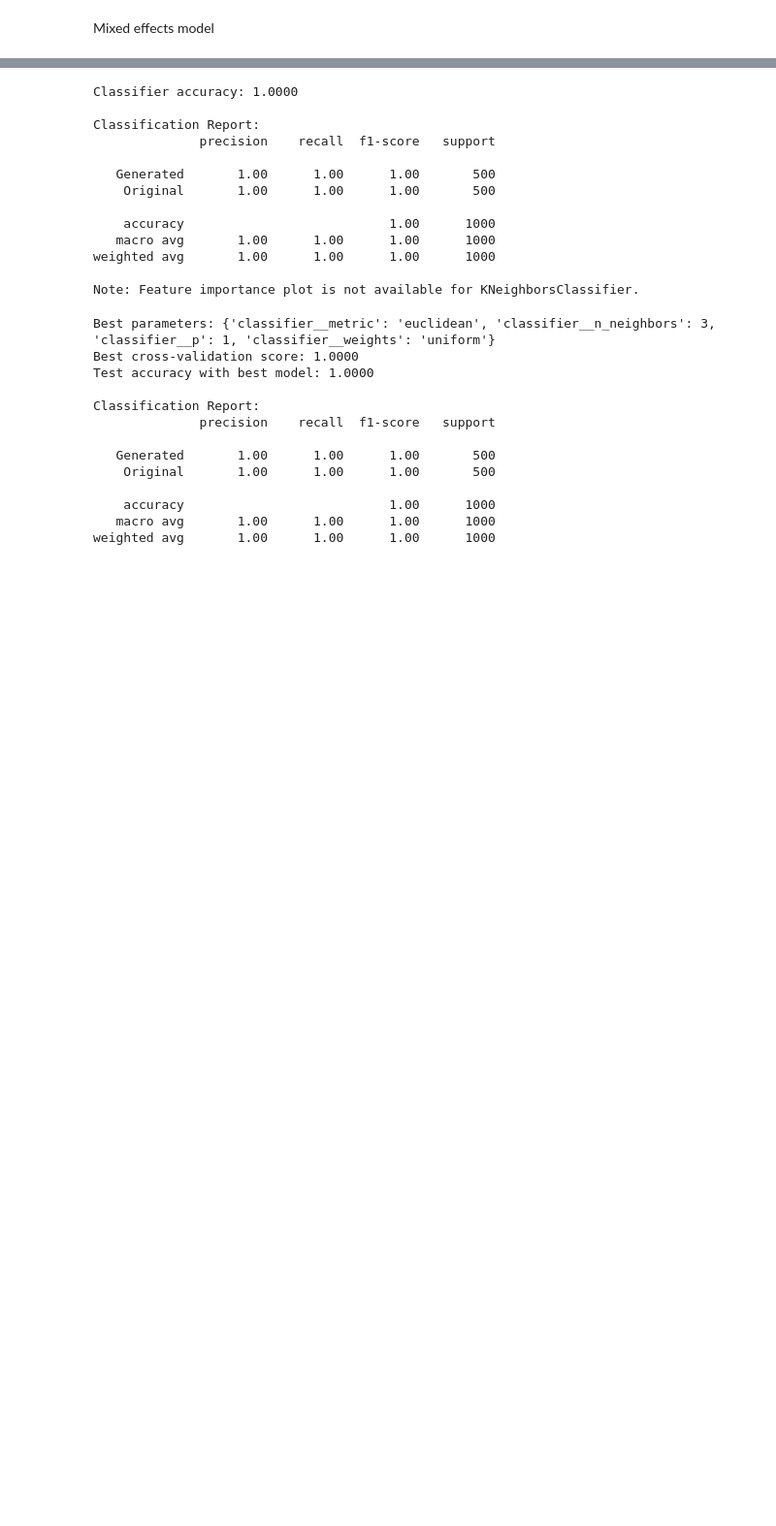
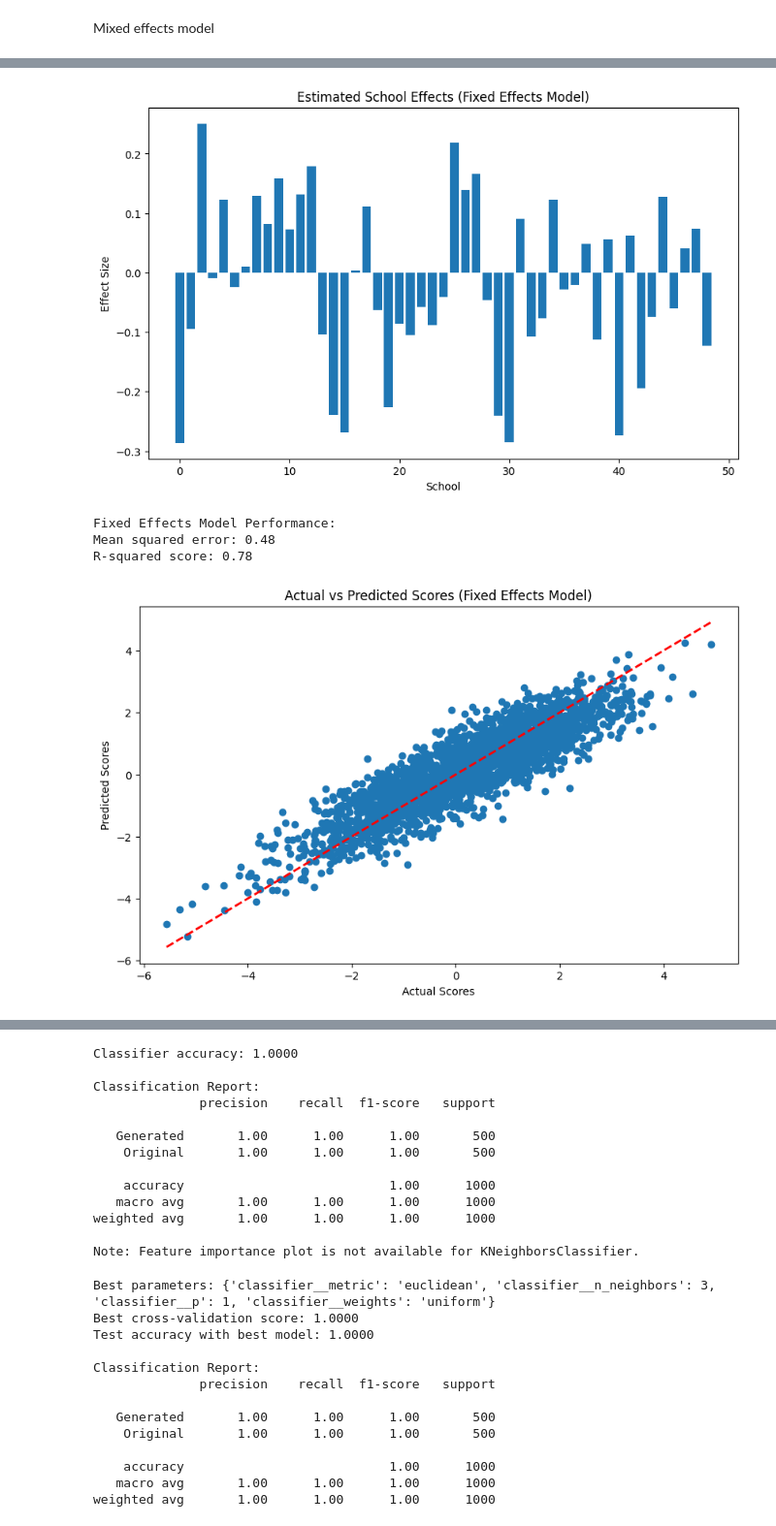
Before and after one commit to janisaiad/hierarchicalcausalmodels, a Jupyter notebook: table/no_interv/mixed effects/50_50mixed.ipynb, the cells around one changed output, grey strips where cells are left out. Shown at 97% size. Drawn from its saved outputs; the diff is of its cells as text; code cells hidden in the pictures; blank space fills up the shorter version.

```diff
--- a/table/no_interv/mixed effects/50_50mixed.ipynb
+++ b/table/no_interv/mixed effects/50_50mixed.ipynb
@@ -119,3 +119,67 @@ R-squared score: 0.72
+# %%
+# Import necessary metrics
+from sklearn.metrics import mean_squared_error, r2_score
+
+# Plot school effects for fixed effects model
+plt.figure(figsize=(10, 6))
+plt.bar(range(len(school_effects)), school_effects)
+plt.title('Estimated School Effects (Fixed Effects Model)')
+plt.xlabel('School')
+plt.ylabel('Effect Size')
+plt.show()
+
+# Make predictions using fixed effects model
+y_pred_fixed = fixed_model_fit.predict(data)
+
+# Calculate and print model performance metrics for fixed effects model
+mse_fixed = mean_squared_error(data['score'], y_pred_fixed)
+r2_fixed = r2_score(data['score'], y_pred_fixed)
+
+print("Fixed Effects Model Performance:")
+print(f"Mean squared error: {mse_fixed:.2f}")
+print(f"R-squared score: {r2_fixed:.2f}")
+
+# Plot actual vs predicted scores for fixed effects model
+plt.figure(figsize=(10, 6))
+plt.scatter(data['score'], y_pred_fixed)
+plt.plot([data['score'].min(), data['score'].max()], [data['score'].min(), data['score'].max()], 'r--', lw=2)
+plt.xlabel('Actual Scores')
+plt.ylabel('Predicted Scores')
+plt.title('Actual vs Predicted Scores (Fixed Effects Model)')
+plt.show()
+
+# If mixed effects model is available, compare with fixed effects model
+if 'mixed_model_fit' in locals():
+    # Make predictions using mixed effects model
+    y_pred_mixed = mixed_model_fit.predict(data)
+
+    # Calculate and print model performance metrics for mixed effects model
+    mse_mixed = mean_squared_error(data['score'], y_pred_mixed)
+    r2_mixed = r2_score(data['score'], y_pred_mixed)
+
+    print("\nMixed Effects Model Performance:")
+    print(f"Mean squared error: {mse_mixed:.2f}")
+    print(f"R-squared score: {r2_mixed:.2f}")
+
+    # Plot actual vs predicted scores for mixed effects model
+    plt.figure(figsize=(10, 6))
+    plt.scatter(data['score'], y_pred_mixed)
+    plt.plot([data['score'].min(), data['score'].max()], [data['score'].min(), data['score'].max()], 'r--', lw=2)
+    plt.xlabel('Actual Scores')
+    plt.ylabel('Predicted Scores')
+    plt.title('Actual vs Predicted Scores (Mixed Effects Model)')
+    plt.show()
+
+    # Compare fixed and mixed effects models
+    print("\nModel Comparison:")
+    print(f"Fixed Effects MSE: {mse_fixed:.2f}, R-squared: {r2_fixed:.2f}")
+    print(f"Mixed Effects MSE: {mse_mixed:.2f}, R-squared: {r2_mixed:.2f}")
+# %% [output]
+[figure, added]
+Fixed Effects Model Performance:
+Mean squared error: 0.48
+R-squared score: 0.78
+[figure, added]
 # %%
 # Generate new data based on the fitted Random Forest model
 
```
Also changed, not shown: parts of 5 cells of this notebook, 2 other files.
